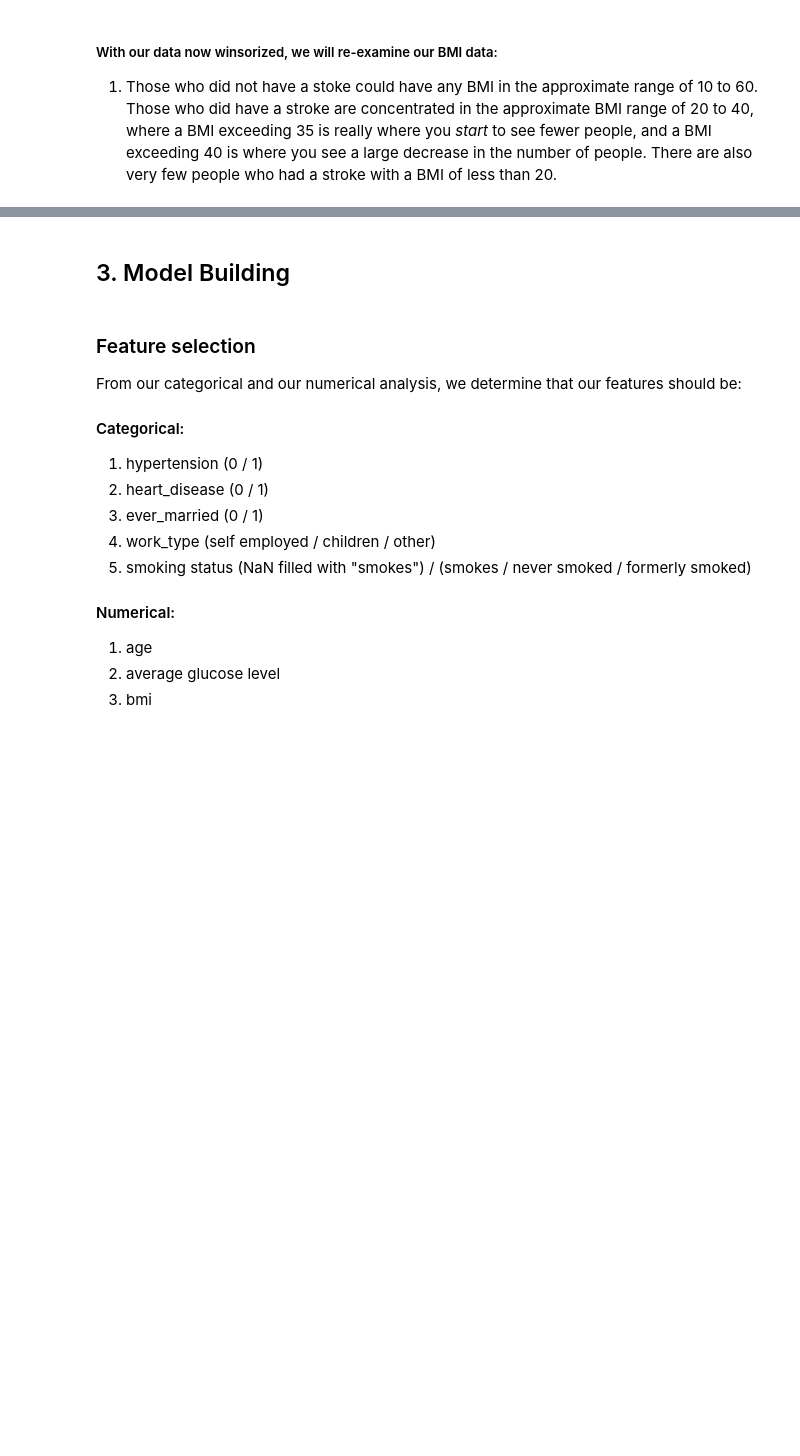
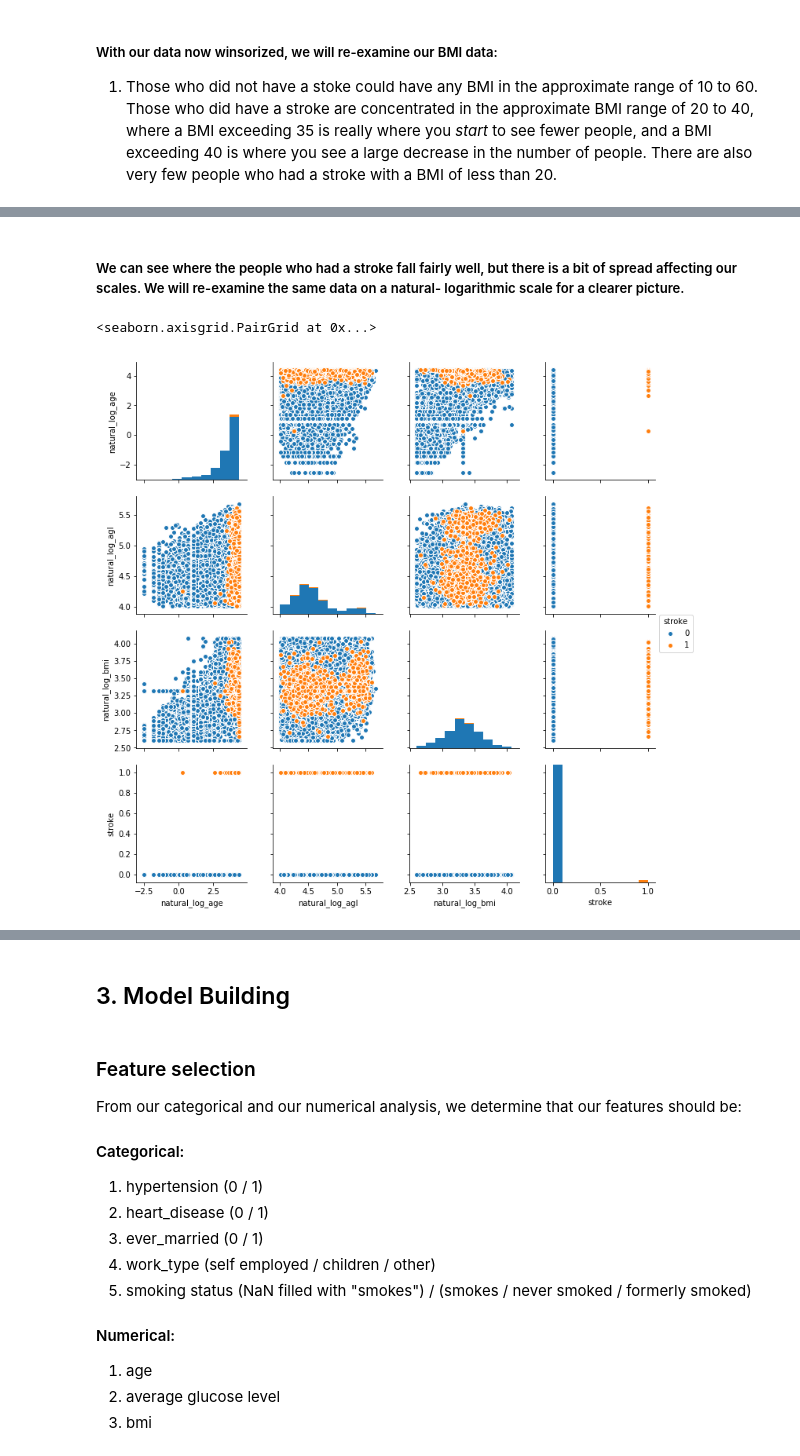
Before and after one commit to TylerTompa/UNCC_Project_3, a Jupyter notebook: healthcare-data/Jupyter/Data_Analysis.ipynb, the cells around one changed output, grey strips where cells are left out. Drawn from its saved outputs; the diff is of its cells as text; code cells hidden in the pictures; blank space fills up the shorter version.

```diff
--- a/healthcare-data/Jupyter/Data_Analysis.ipynb
+++ b/healthcare-data/Jupyter/Data_Analysis.ipynb
@@ -832,0 +841,17 @@ plt.grid()
+# %% [markdown]
+##### We can see where the people who had a stroke fall fairly well, but there is a bit of spread affecting our scales.  We will re-examine the same data on a natural- logarithmic scale for a clearer picture.
+# %%
+# Define a dataframe to hold numerical data on a natural-logarithmic scale
+stroke_data_natural_log = pd.DataFrame()
+
+# Define the columns to be the same as our current columns on a natural-logarithmic scale
+stroke_data_natural_log["natural_log_age"] = np.log(stroke_data_clean["age"])
+stroke_data_natural_log["natural_log_agl"] = np.log(stroke_data_clean["avg_glucose_level"])
+stroke_data_natural_log["natural_log_bmi"] = np.log(stroke_data_clean["bmi"])
+stroke_data_natural_log["stroke"] = stroke_data_clean["stroke"]
+
+# Re-examine plots
+sns.pairplot(stroke_data_natural_log, hue="stroke")
+# %% [output]
+<seaborn.axisgrid.PairGrid at 0x...>
+[figure, added]
```
Also changed, not shown: parts of 6 cells of this notebook.
